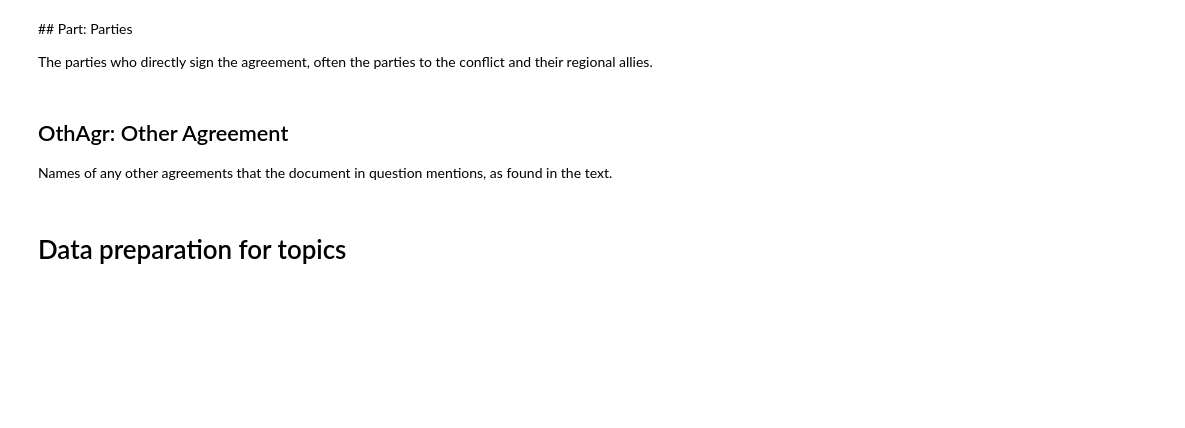
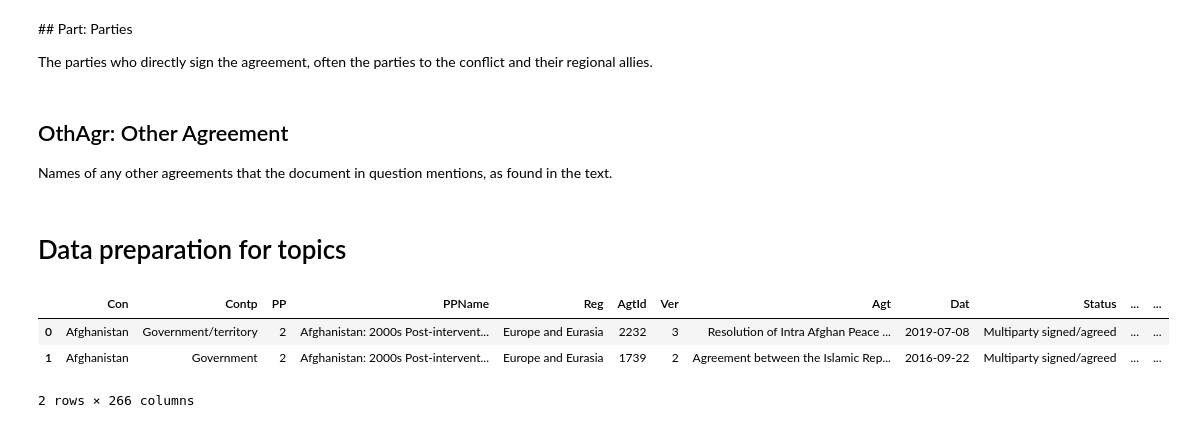
Before and after one commit to boschmateo/peaceagreements, a Jupyter notebook: peace_agreements_analysis.ipynb, the cells around one changed output. Saved outputs shown, nothing was run; the diff lists cells and outputs as text; code cells hidden in the pictures; blank space fills up the shorter version.

Commit message:
Peace agreements files

```diff
--- a/peace_agreements_analysis.ipynb
+++ b/peace_agreements_analysis.ipynb
@@ -151,7 +180,6 @@ talk = {
         {"col": "GeFa", "name": "Family"}
     ],
     "State definition": [
-        {"col": "StGen", "name": "Nature of State (general)"},
         {"col": "StCon", "name": "State configuration"},
         {"col": "StSd", "name": "Self determination"},
         {"col": "StRef", "name": "Referendum"},
@@ -217,7 +245,6 @@ talk = {
         {"col": "Wat", "name": "Water or riparian (river) rights/access"}
     ],
     "Security Sector": [
-        {"col": "SsrGua", "name": "Security Sector (General)"},
         {"col": "Ce", "name": "Ceasefire"},
         {"col": "SsrPol", "name": "Police"},
         {"col": "SsrArm", "name": "Armed Forces"},
@@ -231,7 +258,6 @@ talk = {
         {"col": "Terr", "name": "Terrorism"}
     ],
     "Transitional Justice": [
-        {"col": "TjGen", "name": "Transitional Justice General"},
         {"col": "TjAm", "name": "Amnesty/pardon"},
         {"col": "TjCou", "name": "Courts"},
         {"col": "TjMech", "name": "Mechanism"},
@@ -248,7 +274,6 @@ talk = {
         {"col": "ImRef", "name": "Referendum for agreement"},
         {"col": "ImPK", "name": "International Mission/Force/Similar"},
         {"col": "ImE", "name": "Enforcement Mechanism"},
-        {"col": "ImSrc", "name": "Source"}
     ]
 }
 # %%
@@ -312,3 +350,10 @@ def create_hierarchy(row):
     return new_rows
 # %%
 agreements_simplified = agreements.apply(simplificate_topic, axis=1, result_type="broadcast")
+# %%
+agreements_simplified.head(2)
+# %% [output]
+|  | Con | Contp | PP | PPName | Reg | AgtId | Ver | Agt | Dat | Status | ... | ... |
+| 0 | Afghanistan | Government/territory | 2 | Afghanistan: 2000s Post-intervent... | Europe and Eurasia | 2232 | 3 | Resolution of Intra Afghan Peace ... | 2019-07-08 | Multiparty signed/agreed | ... | ... |
+| 1 | Afghanistan | Government | 2 | Afghanistan: 2000s Post-intervent... | Europe and Eurasia | 1739 | 2 | Agreement between the Islamic Rep... | 2016-09-22 | Multiparty signed/agreed | ... | ... |
+2 rows × 266 columns
```
Also changed, not shown: parts of 24 cells of this notebook, 5 other files.
